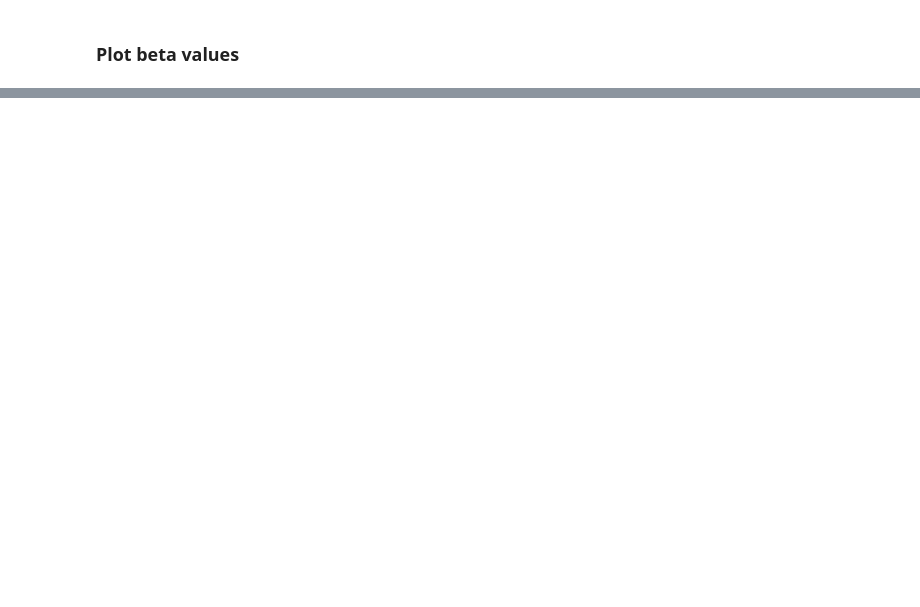
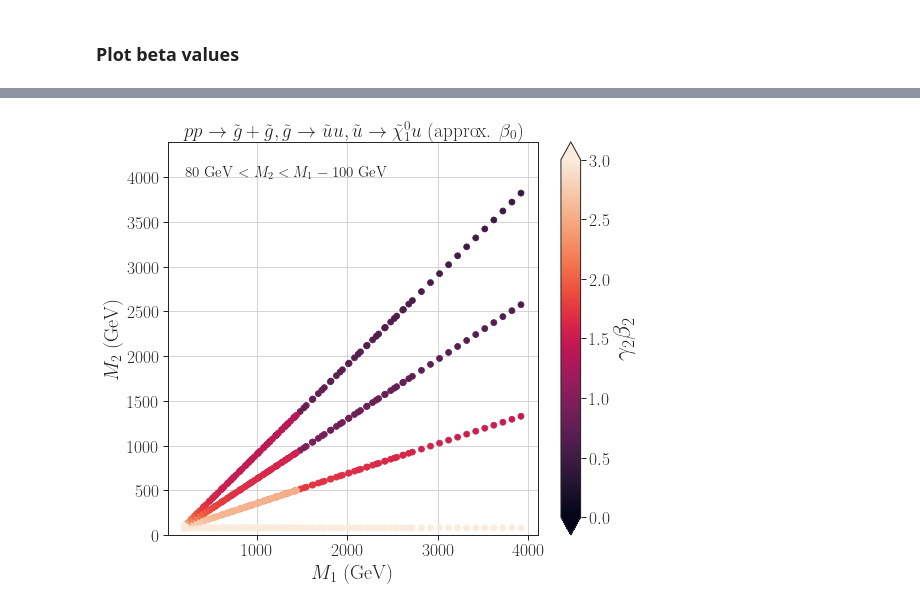
Before and after one commit to andlessa/boostingLLPs, a Jupyter notebook: validation/validationPlots.ipynb, the cells around one changed output, grey strips where cells are left out. Cells and saved outputs as stored; diff of their text form; code cells hidden in the pictures; blank space fills up the shorter version.

```diff
--- a/validation/validationPlots.ipynb
+++ b/validation/validationPlots.ipynb
@@ -321,28 +354,30 @@ plt.show()
 # %%
 if 'gb_2' in dataAna.columns and 'M2' in dataAna.columns:
     x = dataAna['M1']
     y = dataAna['M2']
-    z = dataAna['b_2']
+    z = dataAna['gb_2']
 
     xlabel = r'$M_1$ (GeV)'
     ylabel = r'$M_2$ (GeV)'
-    zlabel = r'$\beta_2$'
+    zlabel = r'$\gamma_2 \beta_2$'
     title = processLatexLabels[process]+ r' (approx. $\beta_0$)'
     diffM = dataAna['M1']-dataAna['M2']
     text = r'%1.0f GeV $< M_2 < M_1 - %1.0f$ GeV' %(dataAna['M2'].min(),diffM.min())
 
-    plt.scatter(x,y,c=z,s=35)
+    plt.scatter(x,y,c=z,s=35,vmin=0.,vmax=3.0)
     cb = plt.colorbar(extend='both')
     cb.set_label(label=zlabel,fontsize=25)
     plt.xlabel(xlabel,fontsize=20)
     plt.ylabel(ylabel,fontsize=20)
     plt.title(title)
     plt.text(1.05*min(x),1.05*max(y),text,fontsize=15)
     plt.ylim(0,1.15*y.max())
 
     plt.grid(True)
     plt.tight_layout()
-    figname = processShortLabels[madGraphOutput]+'_beta2.png'
+    figname = processShortLabels[madGraphOutput]+'_gb2.png'
 
     ff = plt.savefig(figname, format='png')
     plt.show()
+# %% [output]
+[figure, added]
```
Also changed, not shown: parts of 11 cells of this notebook, 11 other files.
